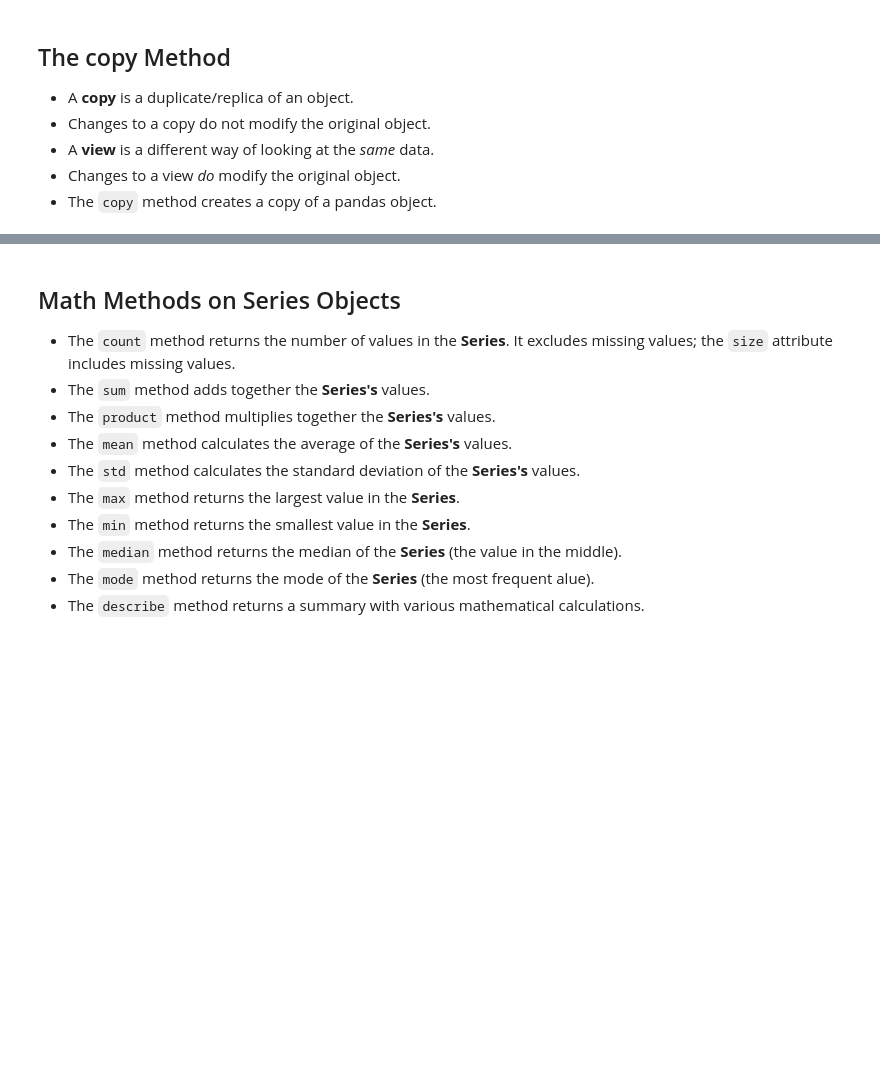
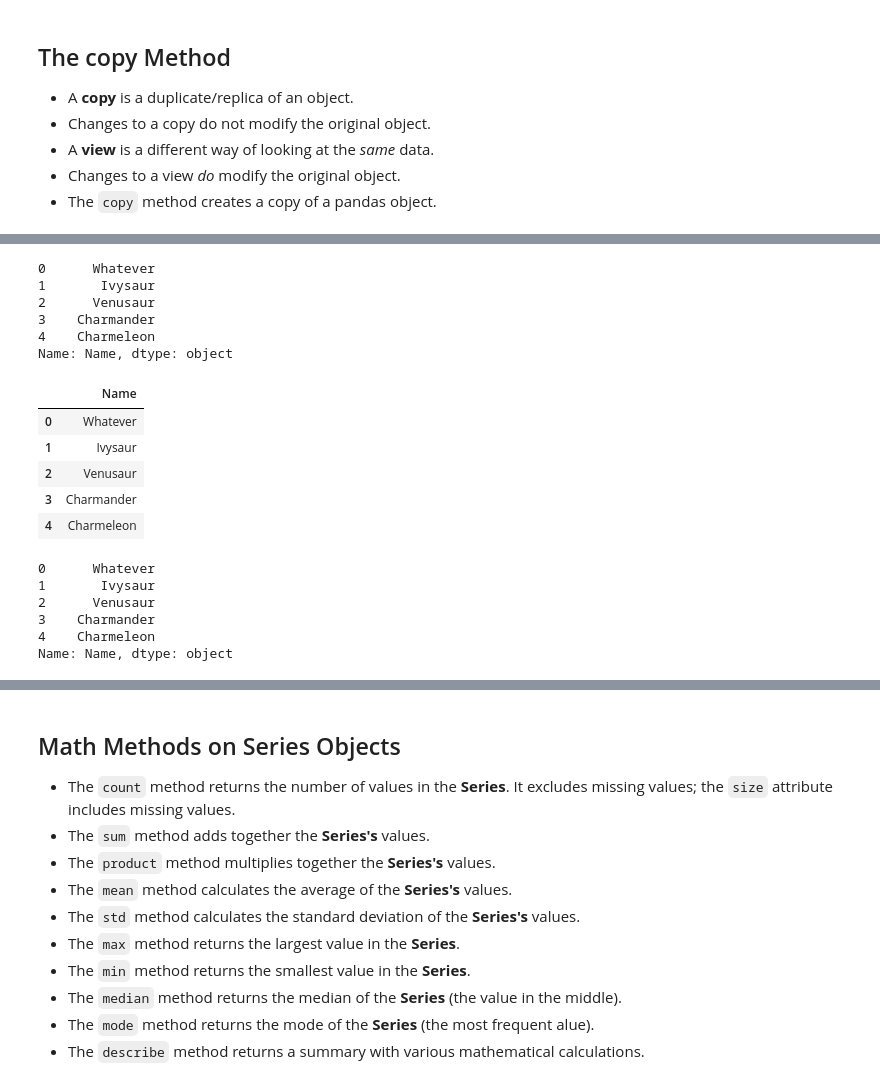
Before and after one commit to cslcalderon/pandas_refresher, a Jupyter notebook: 03 - Series.ipynb, the cells around one changed output, grey strips where cells are left out. Saved outputs shown, nothing was run; the diff lists cells and outputs as text; code cells hidden in the pictures; blank space fills up the shorter version.

Commit message:
finished series review

```diff
--- a/03 - Series.ipynb
+++ b/03 - Series.ipynb
@@ -202,0 +552,3 @@ pd.read_csv("data/pokemon.csv")
+# %%
+pokemon_df = pd.read_csv("data/pokemon.csv", usecols=["Name"])
+pokemon_series = pokemon_df.squeeze("columns")
@@ -202,0 +571,20 @@ pd.read_csv("data/pokemon.csv")
+# %%
+pokemon_series[0] = "Whatever"
+pokemon_series.head()
+# %% [output]
+0      Whatever
+1       Ivysaur
+2      Venusaur
+3    Charmander
+4    Charmeleon
+Name: Name, dtype: object
+# %%
+pokemon_df.head()
+#creates a side effect because we are changing the view
+# %% [output]
+|  | Name |
+| 0 | Whatever |
+| 1 | Ivysaur |
+| 2 | Venusaur |
+| 3 | Charmander |
+| 4 | Charmeleon |
@@ -202,0 +595,10 @@ pd.read_csv("data/pokemon.csv")
+# %%
+pokemon_series[0] = "Whatever"
+pokemon_series.head()
+# %% [output]
+0      Whatever
+1       Ivysaur
+2      Venusaur
+3    Charmander
+4    Charmeleon
+Name: Name, dtype: object
```
Also changed, not shown: parts of 65 cells of this notebook, 1 other file.
